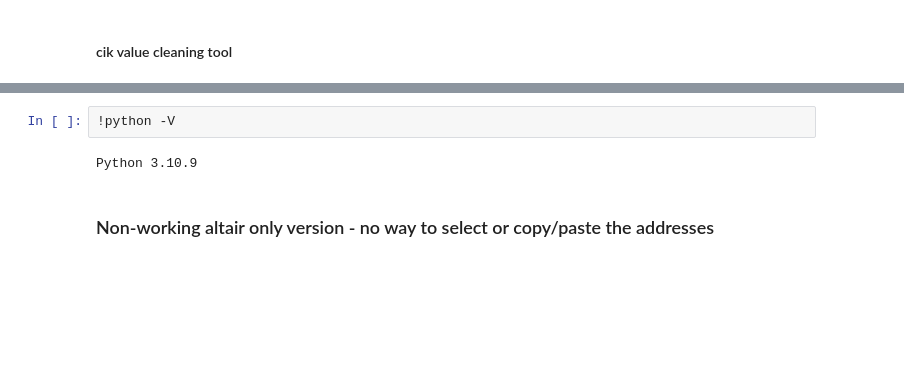
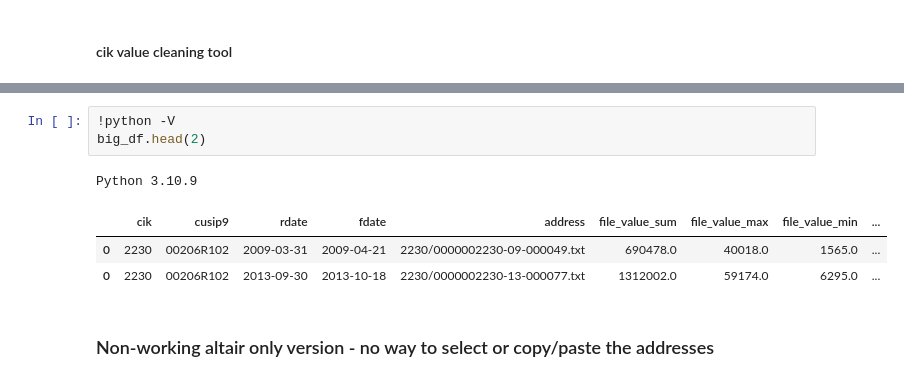
Before and after one commit to kuatroka/visualisation_training, a Jupyter notebook: altair_tutorial/notebooks/cik_cleaning_tool.ipynb, the cells around one changed output, grey strips where cells are left out. Drawn from its saved outputs; the diff is of its cells as text; blank space fills up the shorter version.

```diff
--- a/altair_tutorial/notebooks/cik_cleaning_tool.ipynb
+++ b/altair_tutorial/notebooks/cik_cleaning_tool.ipynb
@@ -68,7 +69,11 @@ Wall time: 11.5 s
 # %%
 !python -V
+big_df.head(2)
 # %% [output]
 Python 3.10.9
+|  | cik | cusip9 | rdate | fdate | address | file_value_sum | file_value_max | file_value_min | ... |
+| 0 | 2230 | 00206R102 | 2009-03-31 | 2009-04-21 | 2230/0000002230-09-000049.txt | 690478.0 | 40018.0 | 1565.0 | ... |
+| 0 | 2230 | 00206R102 | 2013-09-30 | 2013-10-18 | 2230/0000002230-13-000077.txt | 1312002.0 | 59174.0 | 6295.0 | ... |
 # %% [markdown]
 ### Non-working altair only version - no way to select or copy/paste the addresses
 # %%
```
Also changed, not shown: parts of 25 cells of this notebook, 4 other files.
